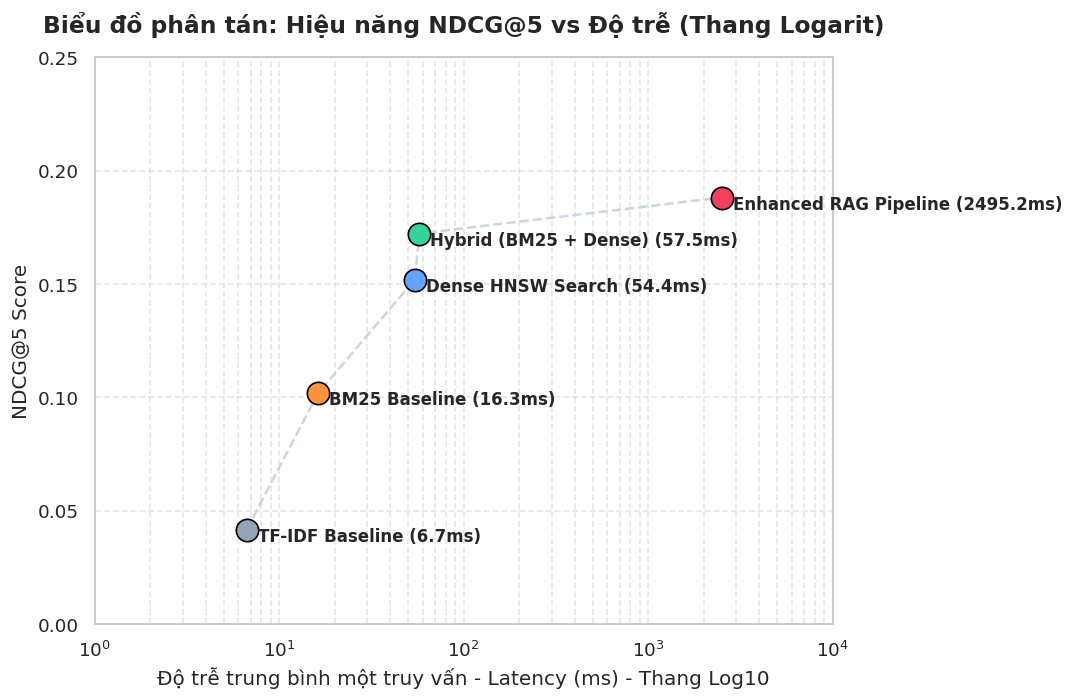
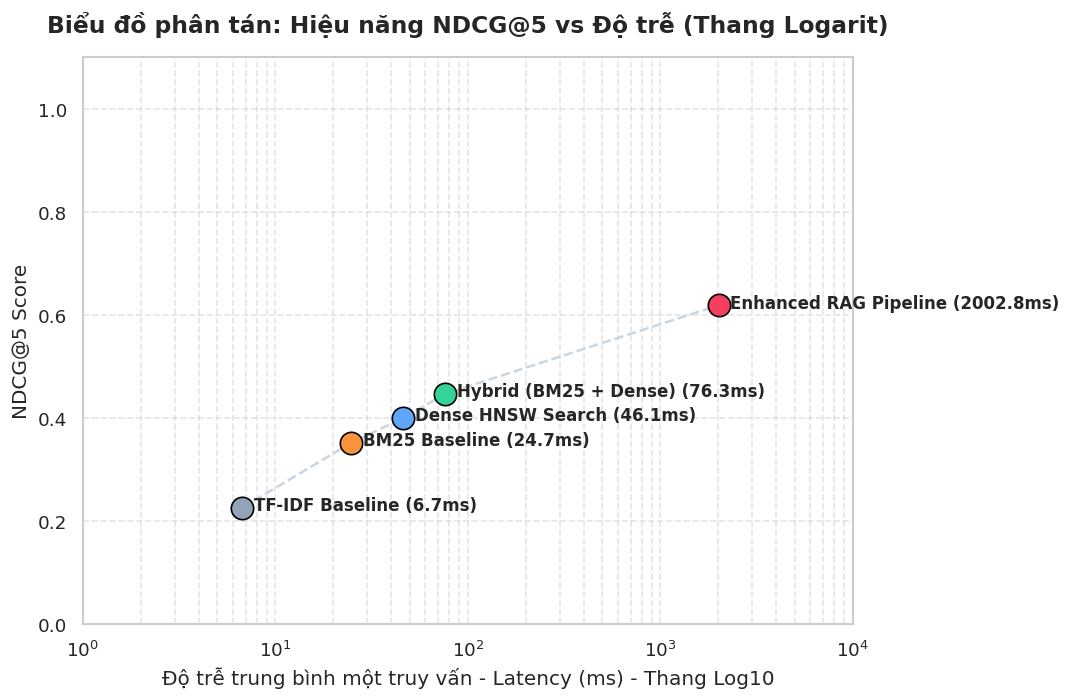
Code edit (unified diff) that turned the first committed figure into the second:
--- before
+++ after
@@ -18,5 +18,5 @@
 plt.grid(True, which="both", linestyle="--", alpha=0.5)
 plt.xlim(1, 10000)
-plt.ylim(0, 0.25)
+plt.ylim(0, 1.1)
 plt.tight_layout()
 plt.savefig("../../eval/figures/latency_vs_ndcg_tradeoff.png", dpi=150)

Commit: docs: update ablation study results with balanced 80-query dataset